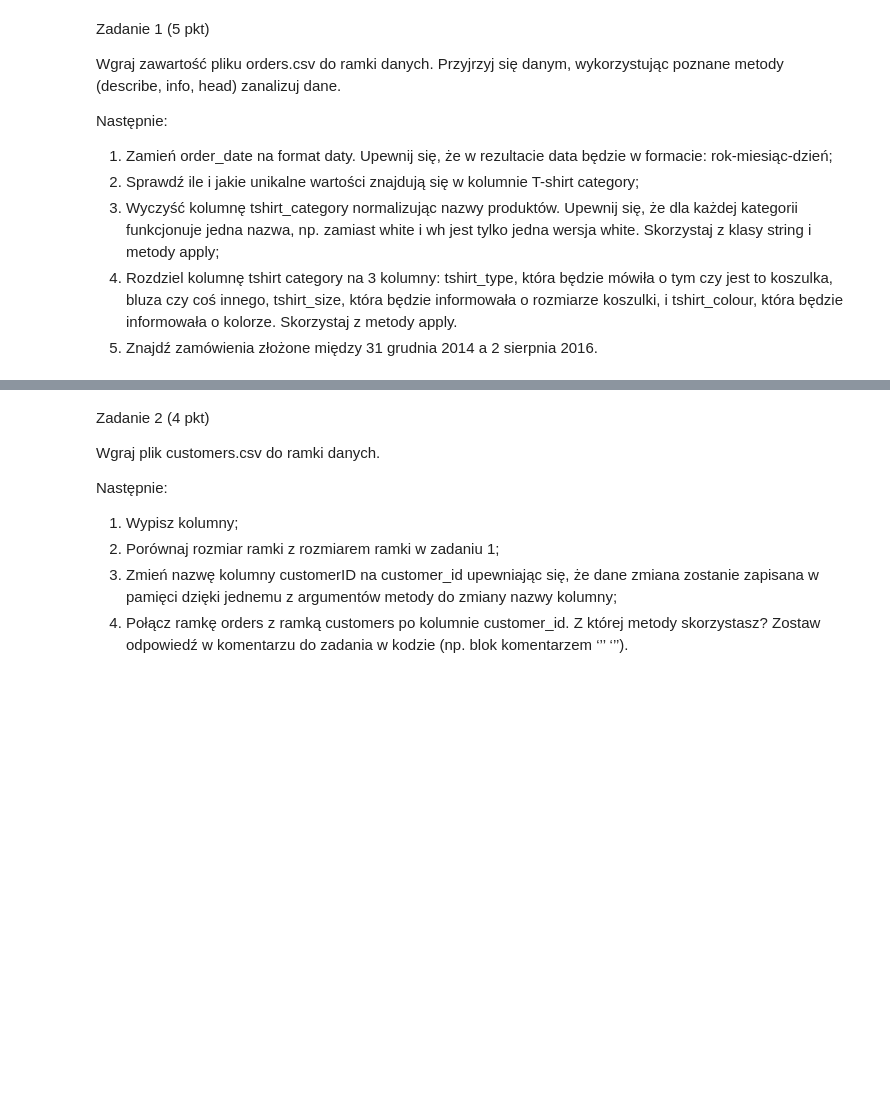
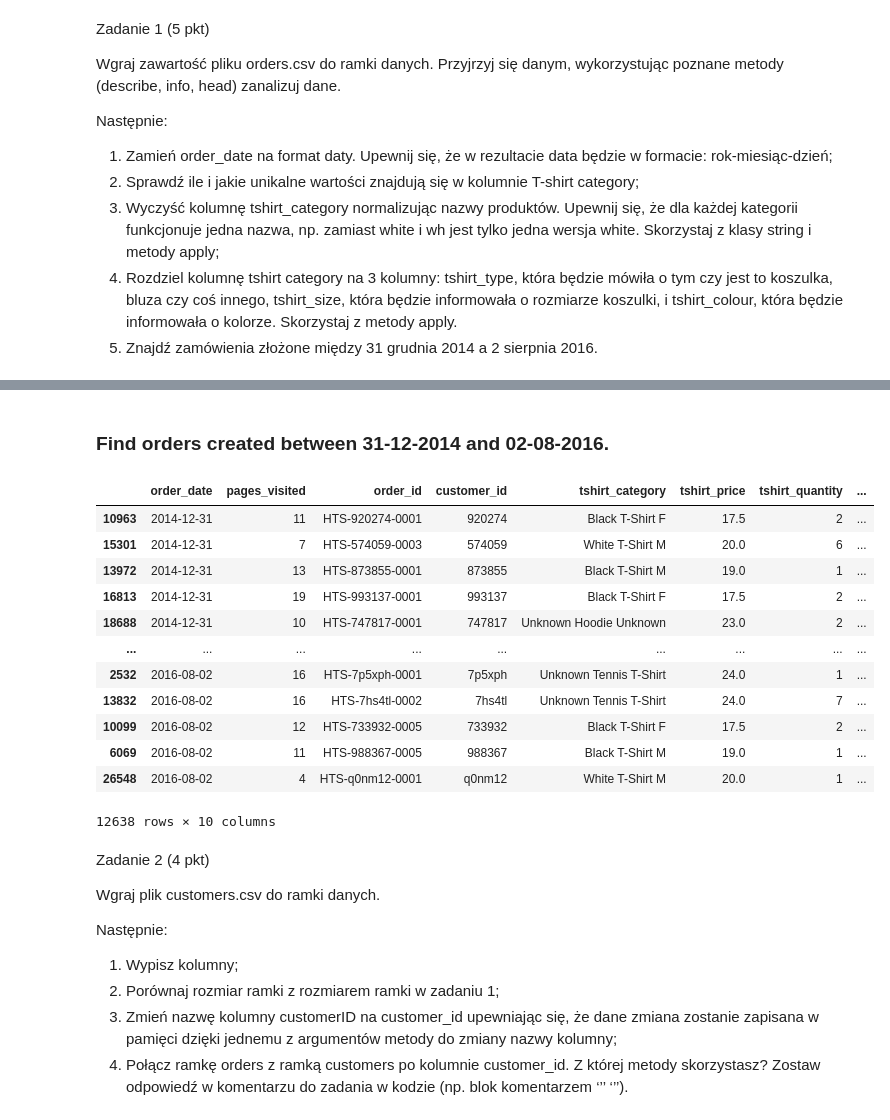
Before and after one commit to AnsealArt/PJWSTK-PAD, a Jupyter notebook: Homework/PAD-4/04_PAD_praca domowa.ipynb, the cells around one changed output, grey strips where cells are left out. Saved outputs shown, nothing was run; the diff lists cells and outputs as text; code cells hidden in the pictures; blank space fills up the shorter version.

```diff
--- a/Homework/PAD-4/04_PAD_praca domowa.ipynb
+++ b/Homework/PAD-4/04_PAD_praca domowa.ipynb
@@ -17,3 +115,21 @@ Następnie:
+# %% [markdown]
+### Find orders created between 31-12-2014 and 02-08-2016.
+# %%
+df_orders[(df_orders['order_date'] >= '2014-12-31') & (df_orders['order_date'] <= '2016-08-02')].sort_values(by='order_date')
+# %% [output]
+|  | order_date | pages_visited | order_id | customer_id | tshirt_category | tshirt_price | tshirt_quantity | ... |
+| 10963 | 2014-12-31 | 11 | HTS-920274-0001 | 920274 | Black T-Shirt F | 17.5 | 2 | ... |
+| 15301 | 2014-12-31 | 7 | HTS-574059-0003 | 574059 | White T-Shirt M | 20.0 | 6 | ... |
+| 13972 | 2014-12-31 | 13 | HTS-873855-0001 | 873855 | Black T-Shirt M | 19.0 | 1 | ... |
+| 16813 | 2014-12-31 | 19 | HTS-993137-0001 | 993137 | Black T-Shirt F | 17.5 | 2 | ... |
+| 18688 | 2014-12-31 | 10 | HTS-747817-0001 | 747817 | Unknown Hoodie Unknown | 23.0 | 2 | ... |
+| ... | ... | ... | ... | ... | ... | ... | ... | ... |
+| 2532 | 2016-08-02 | 16 | HTS-7p5xph-0001 | 7p5xph | Unknown Tennis T-Shirt | 24.0 | 1 | ... |
+| 13832 | 2016-08-02 | 16 | HTS-7hs4tl-0002 | 7hs4tl | Unknown Tennis T-Shirt | 24.0 | 7 | ... |
+| 10099 | 2016-08-02 | 12 | HTS-733932-0005 | 733932 | Black T-Shirt F | 17.5 | 2 | ... |
+| 6069 | 2016-08-02 | 11 | HTS-988367-0005 | 988367 | Black T-Shirt M | 19.0 | 1 | ... |
+| 26548 | 2016-08-02 | 4 | HTS-q0nm12-0001 | q0nm12 | White T-Shirt M | 20.0 | 1 | ... |
+12638 rows × 10 columns
 # %% [markdown]
 Zadanie 2 (4 pkt)
 
```
Also changed, not shown: parts of 22 cells of this notebook, 1 other file.
